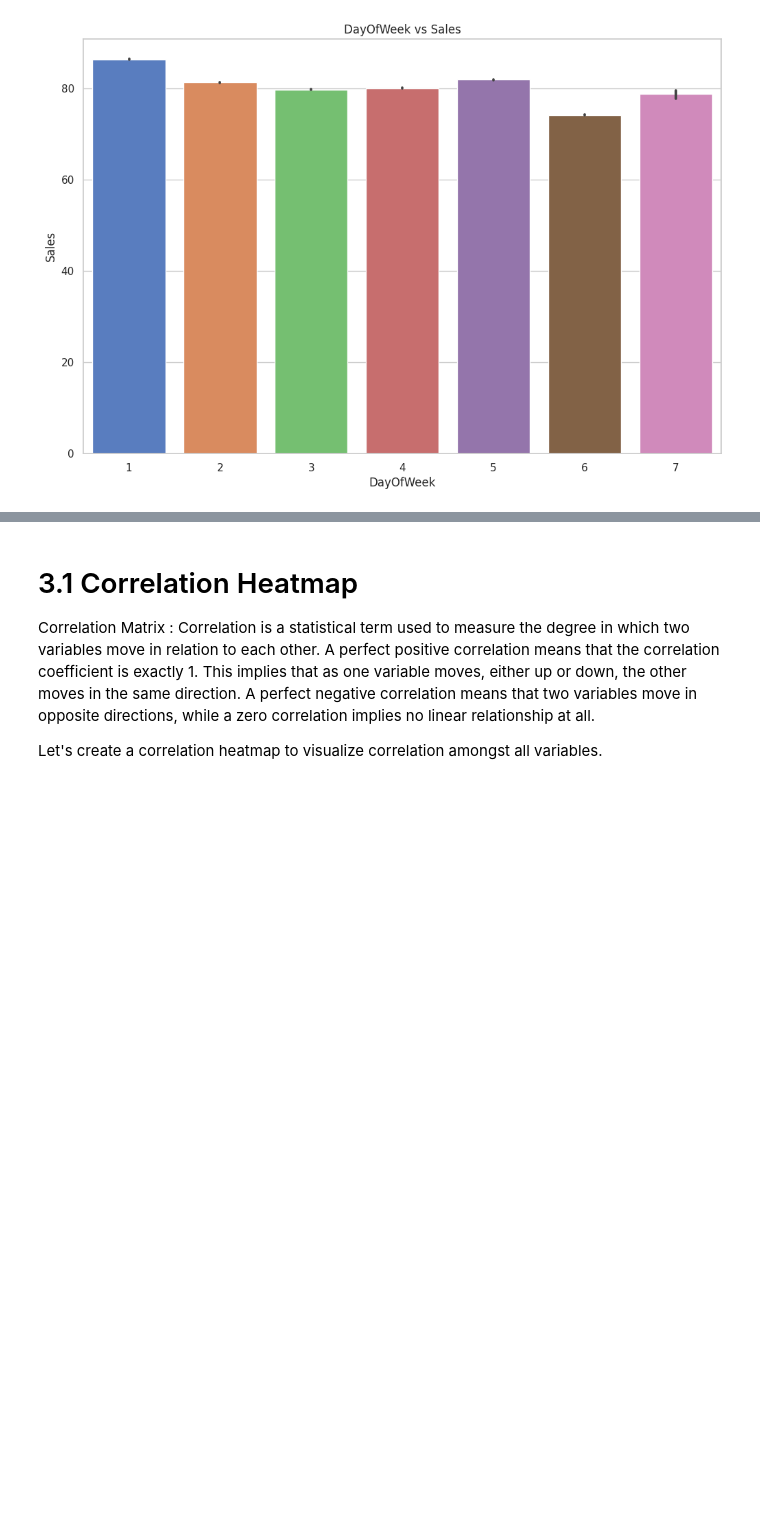
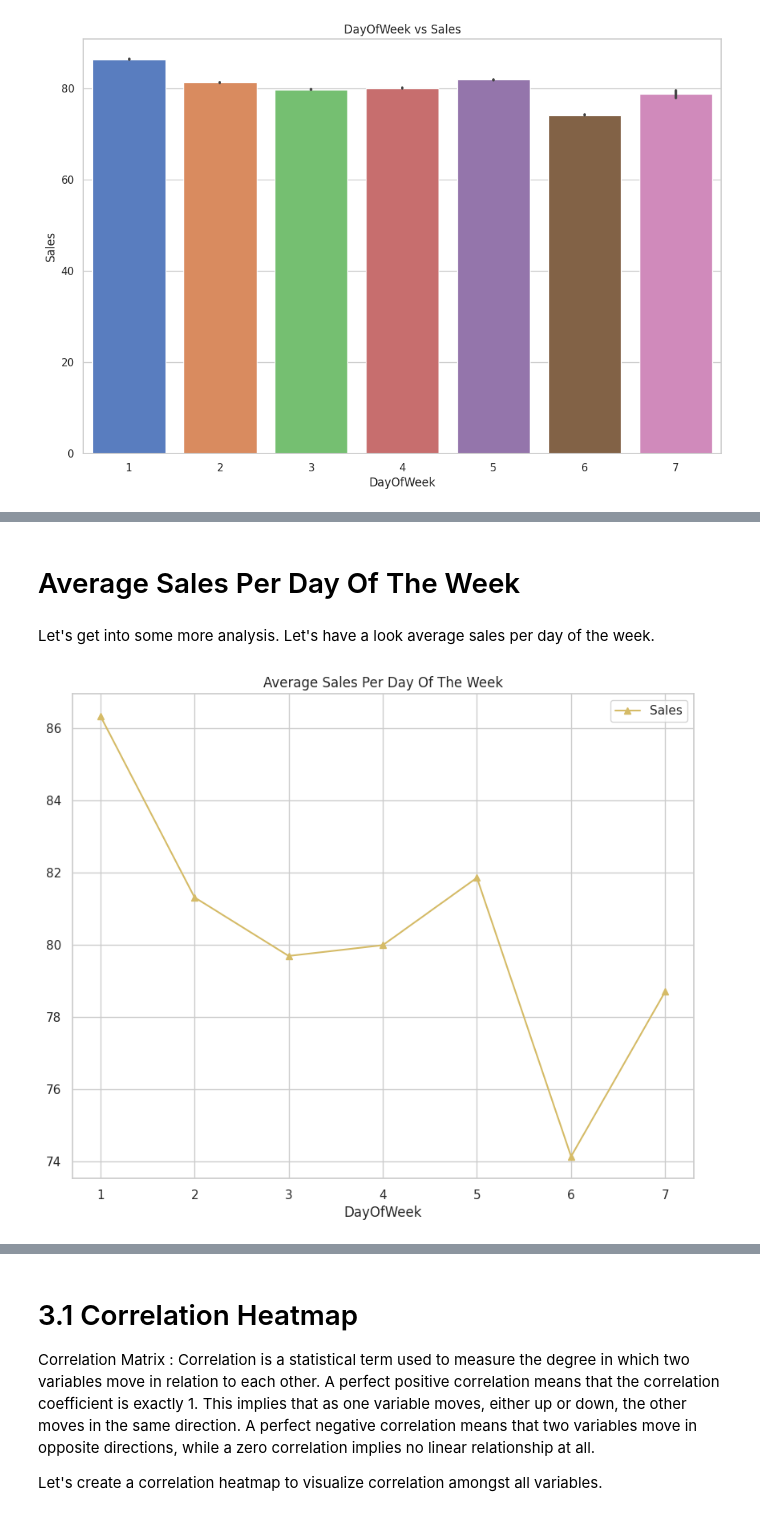
Before and after one commit to saptaksubhra/Regression-ML-Retail-Sales-Prediction-Rossmann, a Jupyter notebook: Rossmann_Sales_Prediction_Final_Notebook_Capstone_Project.ipynb, the cells around one changed output, grey strips where cells are left out. Saved outputs shown, nothing was run; the diff lists cells and outputs as text; code cells hidden in the pictures; blank space fills up the shorter version.

```diff
--- a/Rossmann_Sales_Prediction_Final_Notebook_Capstone_Project.ipynb
+++ b/Rossmann_Sales_Prediction_Final_Notebook_Capstone_Project.ipynb
@@ -911,0 +1005,12 @@ sns.barplot(x='DayOfWeek', y='Customers', data=df_sales_Rossmann, order=[1,2,3,4
+# %% [markdown]
+# Average Sales Per Day Of The Week
+# %% [markdown]
+Let's get into some more analysis. Let's have a look average sales per day of the week.
+# %%
+# Average sales per day of the week
+
+axis = df_sales_Rossmann.groupby('DayOfWeek')[['Sales']].mean().plot(figsize = (10,8), marker = '^', color = 'y')
+axis.set_title('Average Sales Per Day Of The Week')
+plt.show()
+# %% [output]
+[figure, added]
```
Also changed, not shown: parts of 60 cells of this notebook.
